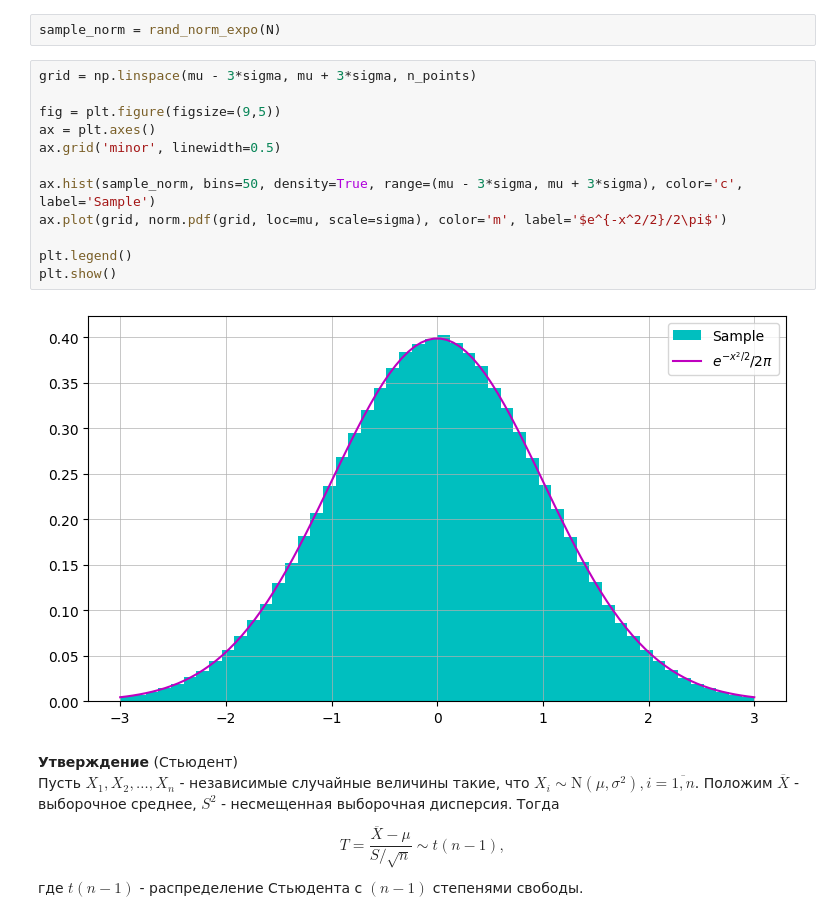
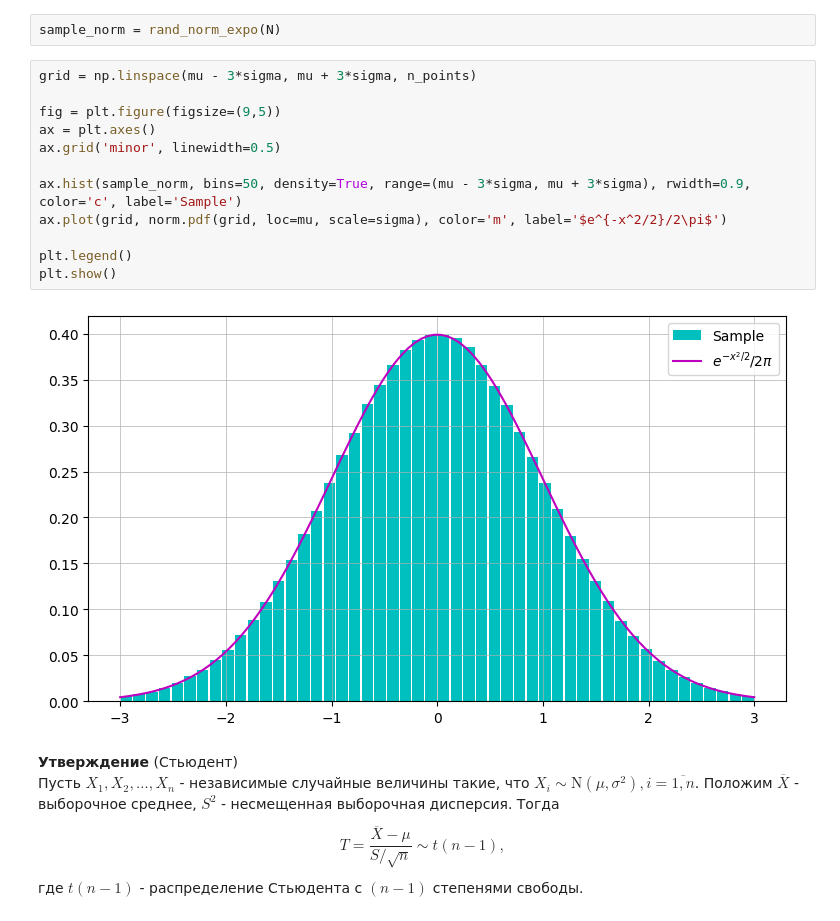
Before and after one commit to arinenn/stochastic_practicum, a Jupyter notebook: stochastic_practicum_first.ipynb, the cells around one changed output. Cells and saved outputs as stored; diff of their text form.

```diff
--- a/stochastic_practicum_first.ipynb
+++ b/stochastic_practicum_first.ipynb
@@ -1011,17 +1013,17 @@ sample_norm = rand_norm_expo(N)
 # %%
 grid = np.linspace(mu - 3*sigma, mu + 3*sigma, n_points)
 
 fig = plt.figure(figsize=(9,5))
 ax = plt.axes()
 ax.grid('minor', linewidth=0.5)
 
-ax.hist(sample_norm, bins=50, density=True, range=(mu - 3*sigma, mu + 3*sigma), color='c', label='Sample')
+ax.hist(sample_norm, bins=50, density=True, range=(mu - 3*sigma, mu + 3*sigma), rwidth=0.9, color='c', label='Sample')
 ax.plot(grid, norm.pdf(grid, loc=mu, scale=sigma), color='m', label='$e^{-x^2/2}/2\pi$')
 
 plt.legend()
 plt.show()
 # %% [output]
-[figure, old version]
+[figure, new version]
 # %% [markdown]
 __Утверждение__ (Стьюдент) \
 Пусть $X_1,X_2,\dots,X_n$ - независимые случайные величины такие, что $X_i\sim\mathrm{N}(\mu,\sigma^2), i=\overline{1,n}$.
```
Also changed, not shown: parts of 26 cells of this notebook.
